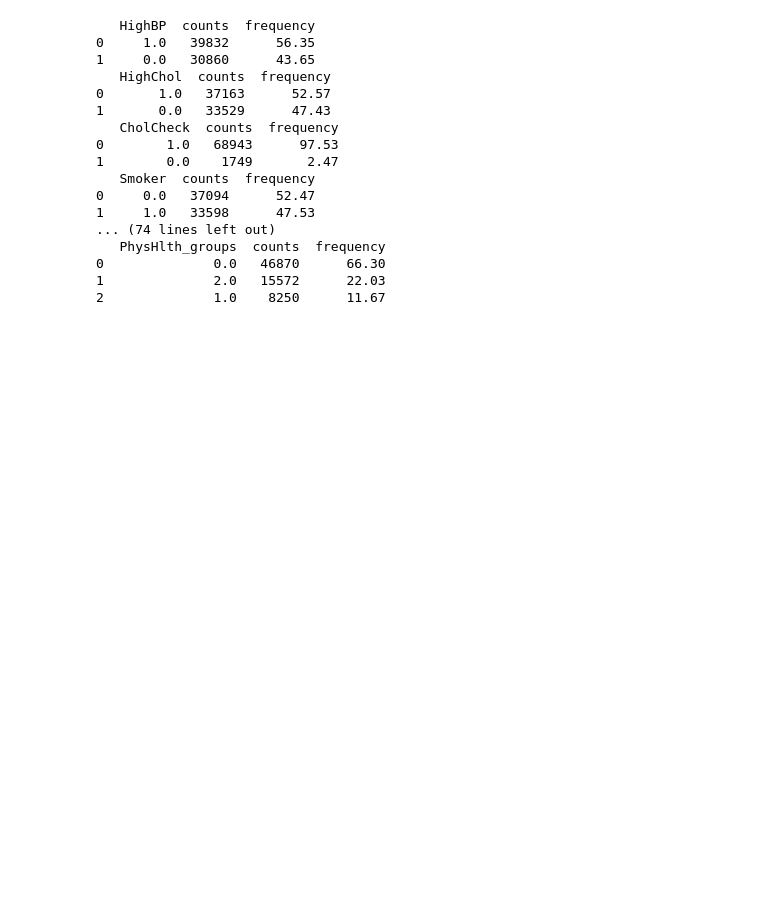
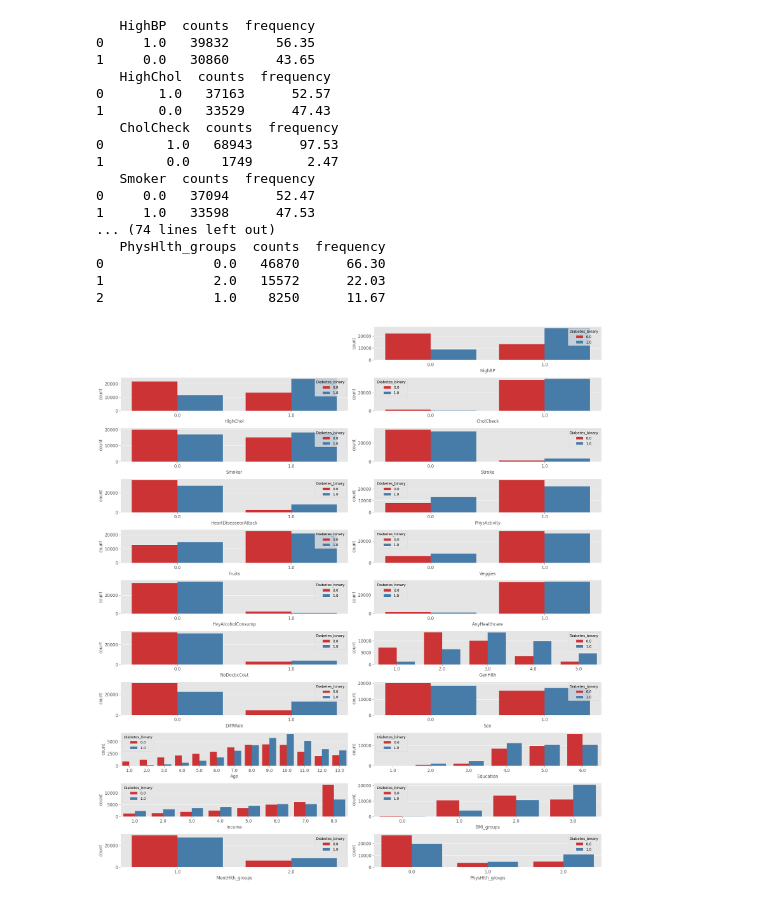
Before and after one commit to mylinh030203/AI, a Jupyter notebook: Analysis_and_Prediction_Type_2_Diabetes.ipynb, the cells around one changed output. Cells and saved outputs as stored; diff of their text form; code cells hidden in the pictures; blank space fills up the shorter version.

```diff
--- a/Analysis_and_Prediction_Type_2_Diabetes.ipynb
+++ b/Analysis_and_Prediction_Type_2_Diabetes.ipynb
@@ -354,3 +357,49 @@ for col in datanew.columns:
 0              0.0   46870      66.30
 1              2.0   15572      22.03
 2              1.0    8250      11.67
+# %%
+# plt.subplots(figsize=onefig_size)
+# # Biểu đồ countplot
+# sns.countplot(x='Age', hue='Diabetes_binary', data=data_new, palette='Set1')
+
+# plt.title('Countplot of Age by Diabetes Binary')
+
+# plt.xlabel('Age')
+# plt.ylabel('Count')
+
+# # Cài đặt khoảng cách giữa các biểu đồ
+# plt.tight_layout()
+
+num_plot = len(data_new.columns)
+num_cols = min(num_plot, 2)
+num_rows = int(num_plot / num_cols) + (1 if num_plot % num_cols != 0 else 0)
+
+fig, axes = plt.subplots(num_rows, num_cols, figsize=multifigs_size)
+
+if isinstance(axes, np.ndarray):
+  list_axes = list(axes.flat)
+else:
+  list_axes = [axes]
+
+for index, col in enumerate(data_new.columns):
+  if col == 'Diabetes_binary':
+        list_axes[index].set_visible(False)
+        continue
+  data_new_count = data_new[col].value_counts()
+
+  if (data_new_count.index.dtype == np.int64):
+    data_new_count.index = map(str, data_new_count.index)
+
+  sns.countplot(x=col, hue='Diabetes_binary', data=data_new, ax=list_axes[index], palette='Set1')
+  list_axes[index].tick_params(axis="x", labelsize=12)
+  list_axes[index].tick_params(axis="y", labelsize=12)
+
+
+for i in range(num_plot, len(list_axes)):
+  list_axes[i].set_visible(False)
+
+
+fig.tight_layout()
+plt.show()
+# %% [output]
+[figure, added]
```
Also changed, not shown: parts of 3 cells of this notebook.
